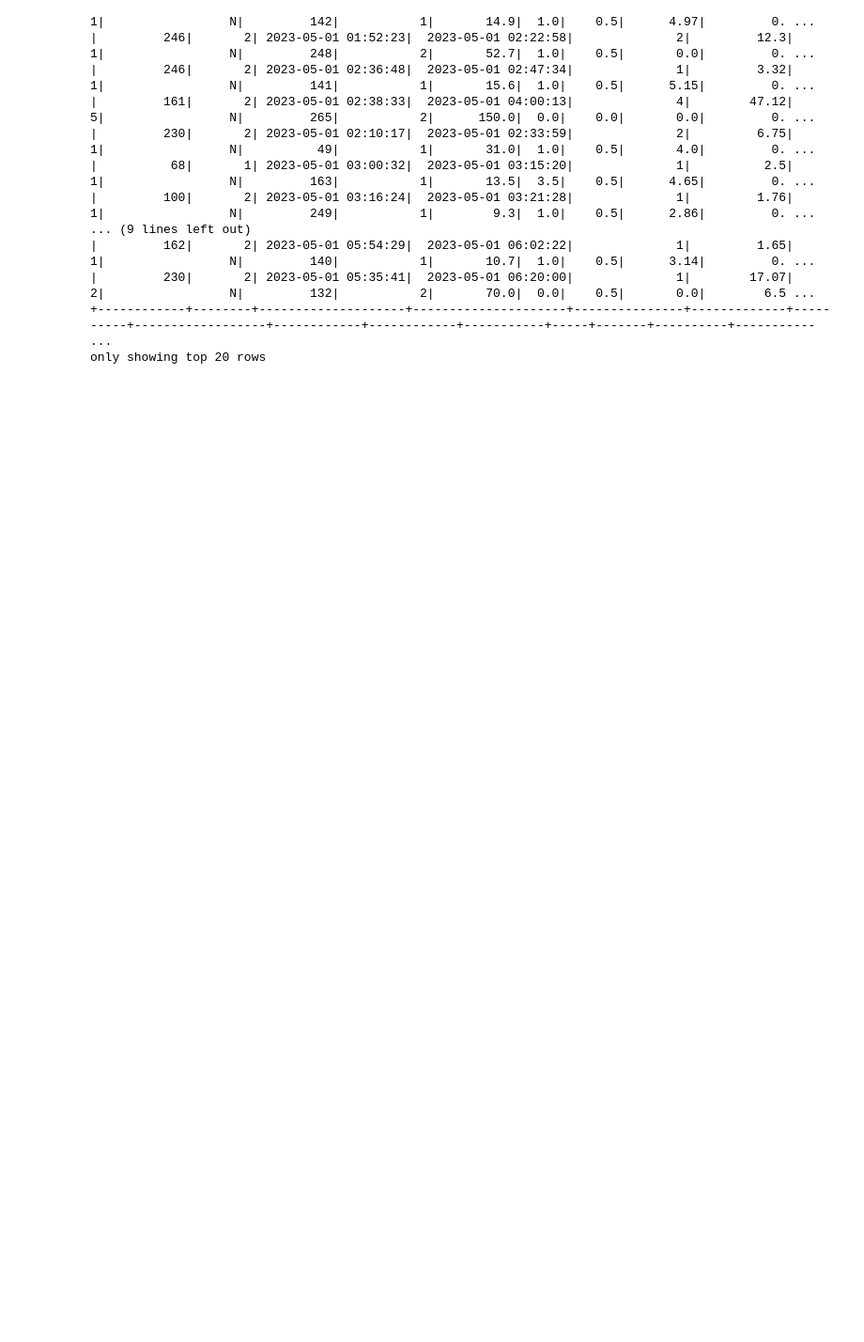
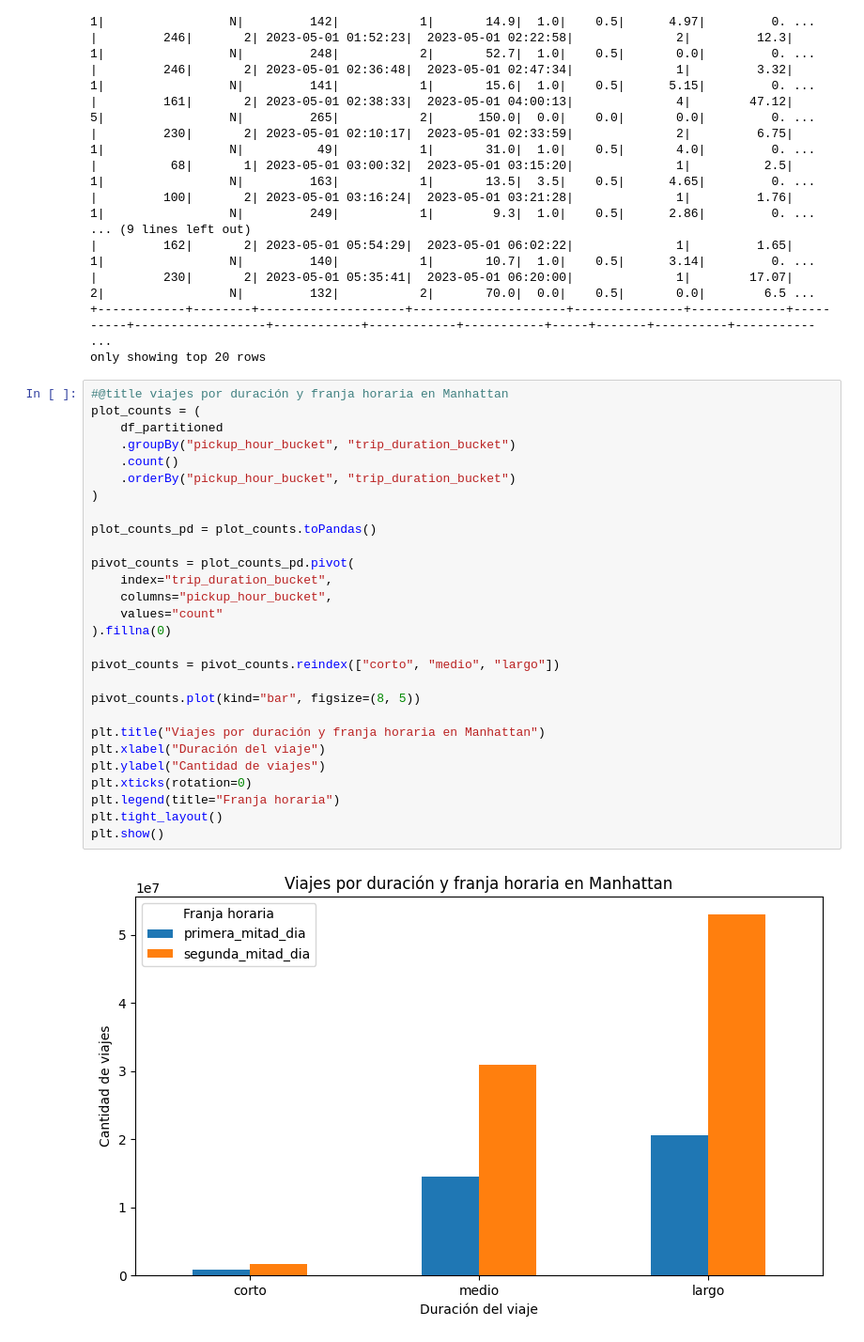
Before and after one commit to ArielAlvarezWAI87/BigData, a Jupyter notebook: notebooks/2_0_e8_NYC_Yellow_Taxi_DB.ipynb, the cells around one changed output. Shown at 94% size. Saved outputs shown, nothing was run; the diff lists cells and outputs as text; blank space fills up the shorter version.

Commit message:
Limpieza de codigo y visualizacion

```diff
--- a/notebooks/2_0_e8_NYC_Yellow_Taxi_DB.ipynb
+++ b/notebooks/2_0_e8_NYC_Yellow_Taxi_DB.ipynb
@@ -360,3 +375,33 @@ sample.show()
 |         230|       2| 2023-05-01 05:35:41|  2023-05-01 06:20:00|              1|        17.07|         2|                 N|         132|           2|       70.0|  0.0|    0.5|       0.0|        6.5 ...
 +------------+--------+--------------------+---------------------+---------------+-------------+----------+------------------+------------+------------+-----------+-----+-------+----------+----------- ...
 only showing top 20 rows
+# %%
+#@title viajes por duración y franja horaria en Manhattan
+plot_counts = (
+    df_partitioned
+    .groupBy("pickup_hour_bucket", "trip_duration_bucket")
+    .count()
+    .orderBy("pickup_hour_bucket", "trip_duration_bucket")
+)
+
+plot_counts_pd = plot_counts.toPandas()
+
+pivot_counts = plot_counts_pd.pivot(
+    index="trip_duration_bucket",
+    columns="pickup_hour_bucket",
+    values="count"
+).fillna(0)
+
+pivot_counts = pivot_counts.reindex(["corto", "medio", "largo"])
+
+pivot_counts.plot(kind="bar", figsize=(8, 5))
+
+plt.title("Viajes por duración y franja horaria en Manhattan")
+plt.xlabel("Duración del viaje")
+plt.ylabel("Cantidad de viajes")
+plt.xticks(rotation=0)
+plt.legend(title="Franja horaria")
+plt.tight_layout()
+plt.show()
+# %% [output]
+[figure, added]
```
Also changed, not shown: parts of 13 cells of this notebook.
